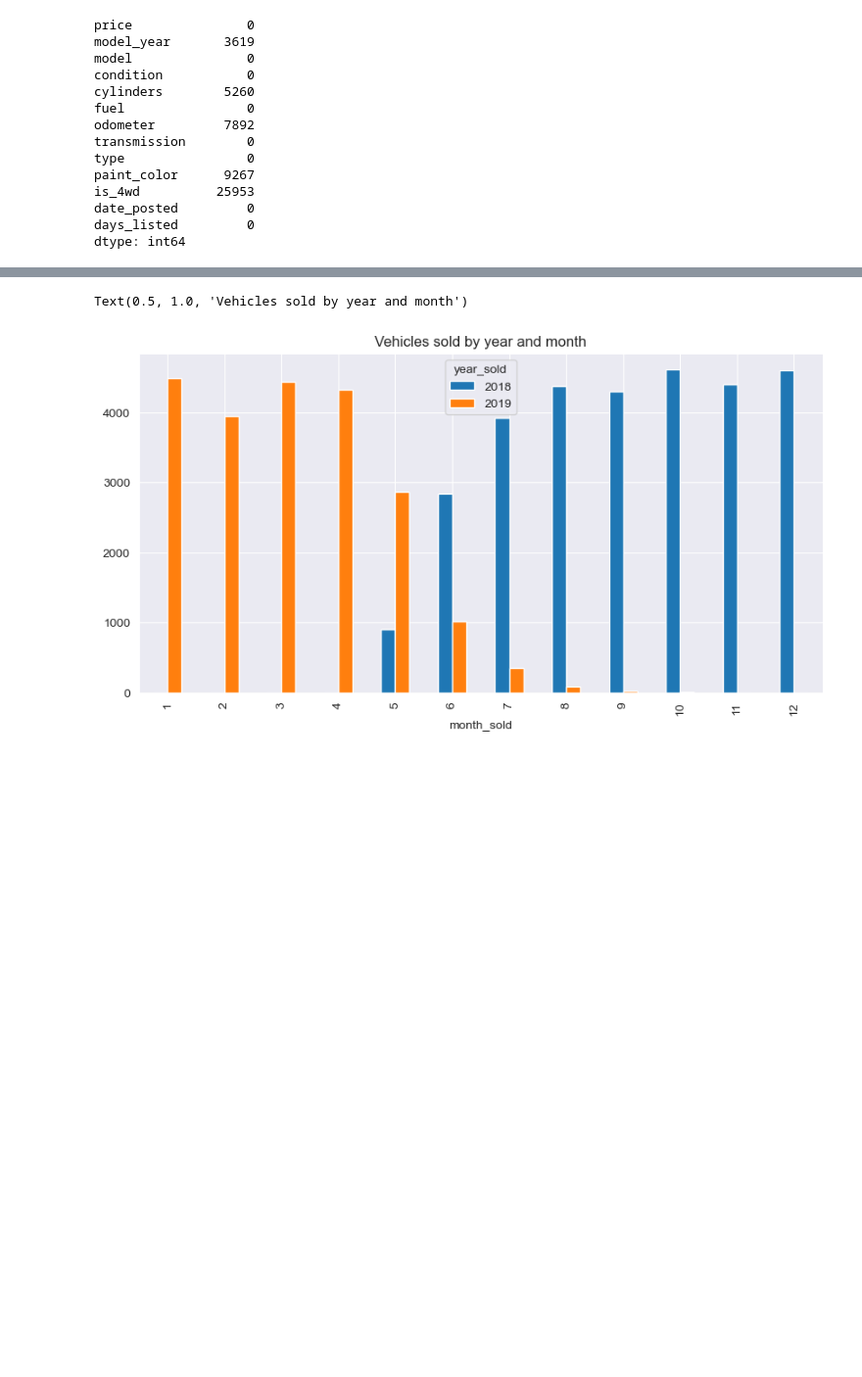
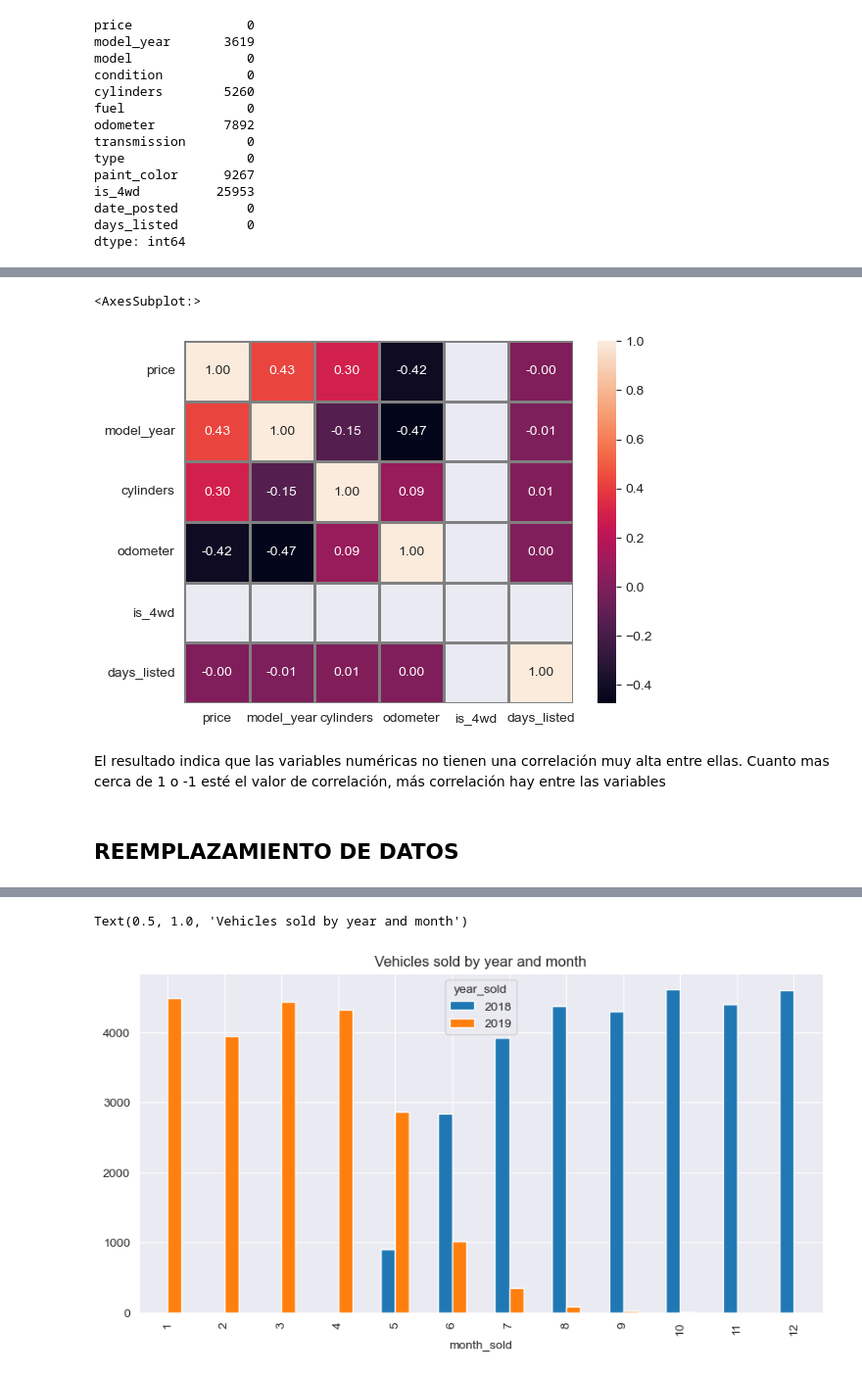
Before and after one commit to infantesromeroadrian/vehicles, a Jupyter notebook: vehicles.ipynb, the cells around one changed output, grey strips where cells are left out. Shown: that part at 98% size. Cells and saved outputs as stored; diff of their text form; code cells hidden in the pictures; blank space fills up the shorter version.

```diff
--- a/vehicles.ipynb
+++ b/vehicles.ipynb
@@ -222,4 +345,0 @@ data.head()
-# %%
-data = data.drop(['odometer'], axis=1)
-data['is_4wd'] = data['is_4wd'].fillna(0.0)
-data['paint_color'] = data['paint_color'].fillna(0)
@@ -227,0 +346,10 @@ Ya tenemos informacion de los datos y de los datos faltantes pero vamos a examin
+# %%
+sns.heatmap(data.corr(), annot=True, fmt='.2f', linewidths=1, linecolor='gray')
+# %% [output]
+<AxesSubplot:>
+[figure, added]
+# %% [markdown]
+El resultado indica que las variables numéricas no tienen una correlación muy alta entre ellas. Cuanto mas cerca de 1 o -1 esté el valor de correlación, más
+correlación hay entre las variables
+# %% [markdown]
+## REEMPLAZAMIENTO DE DATOS
```
Also changed, not shown: parts of 120 cells of this notebook.
